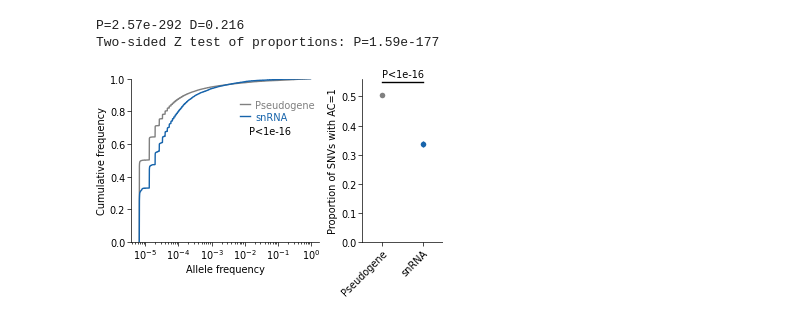
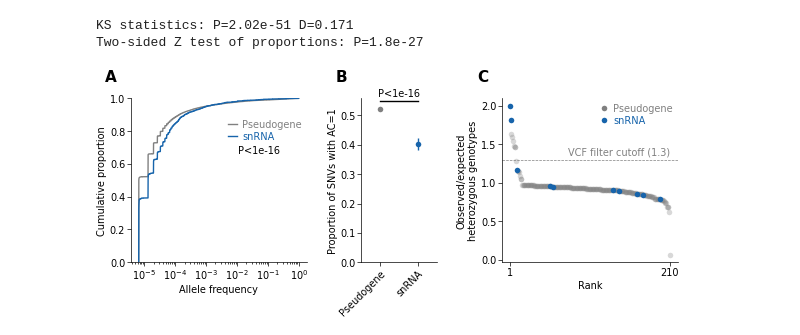
Before and after one commit to alexblakes/crdg_interview, a Jupyter notebook: experiments/allele_frequencies/plot_allele_frequencies.ipynb, the cells around one changed output. Saved outputs shown, nothing was run; the diff lists cells and outputs as text; code cells hidden in the pictures.

Commit message:
Bring xs hets in allele frequency plots

```diff
--- a/experiments/allele_frequencies/plot_allele_frequencies.ipynb
+++ b/experiments/allele_frequencies/plot_allele_frequencies.ipynb
@@ -1,5 +1,6 @@
 # %%
 import matplotlib.pyplot as plt
+from matplotlib import lines as mlines
 import numpy as np
 import pandas as pd
 from scipy import stats
@@ -12,6 +13,7 @@ from src import _constants as C
 
 FILE_SNVS = "data/final/gnomad_snrna_variants_hwe_stats_snvs.tsv"
 FILE_PS = "data/stats/snv_proportion_singletons_by_gene_type.tsv"
+FILE_EXCESS_HETS="data/final/oe_outliers_bonferroni_significant.tsv"
 PNG = "data/plots/snrna_allele_frequency.png"
 SVG = "data/plots/snrna_allele_frequency.svg"
 # %%
@@ -32,8 +34,15 @@ df_ps = pd.read_csv(FILE_PS, sep="\t").check.head()
+# %%
+df_xs_het = pd.read_csv(FILE_EXCESS_HETS, sep="\t")
 # %%
 plt.style.use("src/default.mpltstyle")
 
 fig, axs = plt.subplots(
-    1, 2, figsize=(9 / 2.54, 6 / 2.54), width_ratios=[7, 3], layout="constrained"
+    1,
+    3,
+    figsize=(15 / 2.54, 6.5 / 2.54),
+    width_ratios=[7, 3, 7],
+    layout="constrained",
+    gridspec_kw=dict(wspace=0.1),
 )
 
 # Plot cumulative frequency distribution
@@ -77,31 +86,72 @@ for (group, row), color in zip(df_ps.iterrows(), colors):
         color=color,
         marker="o",
     )
 
 # Add statistics
 _, z_pval = proportion.proportions_ztest(df_ps["n_singletons"], df_ps["n_variants"])
 
 print(f"Two-sided Z test of proportions: P={z_pval:.3n}")
 
 z_pval_clipped = max(z_pval, 1e-16)
-vis.annotate_stats_horizontal_line(f"P<{z_pval_clipped}", 0, 1, y=0.55)
+vis.annotate_stats_horizontal_line(f"P<{z_pval_clipped}", 0, 1, y=0.55, ax=axs[1])
 
 # Tidy axes
 axs[1].set_ylabel("Proportion of SNVs with AC=1")
 axs[1].set_xlim(-0.5, 1.5)
 axs[1].set_xticks(
     axs[1].get_xticks(),
     labels=axs[1].get_xticklabels(),
     rotation=45,
     ha="right",
     rotation_mode="anchor",
 )
 axs[1].autoscale(axis="y")
 axs[1].set_ylim(bottom=0)
 
+# Plot excess hets
+df_het_g = df_xs_het.groupby("gene_type")
+colors = [C.COLOR_PSEUDO, C.COLOR_SNRNA]
+alphas = [0.3, 1]
+for (gene_type, data), color, alpha in zip(df_het_g, colors, alphas):
+    x = data["rank"]
+    y = data["oe"]
+    axs[2].scatter(x, y, label=gene_type, color=color, alpha=alpha, lw=0)
+
+# Inbreeding coefficient filter cutoff
+axs[2].axhline(1.3, color="grey", lw=0.5, ls="--", alpha=1, zorder=-1)
+axs[2].annotate(
+    "VCF filter cutoff (1.3)",
+    xy=(210, 1.3),
+    xycoords="data",
+    xytext=(0, 2),
+    textcoords="offset points",
+    color="grey",
+    ha="right",
+    va="bottom",
+)
+
+axs[2].set_xticks([f(df_xs_het["rank"]) for f in [min, max]])
+axs[2].set_ylabel("Observed/expected\nheterozygous genotypes")
+axs[2].set_xlabel("Rank")
+
+# Add legend
+marker_pseudo = mlines.Line2D(
+    [], [], color=C.COLOR_PSEUDO, marker="o", linestyle="None", label="Pseudogene"
+)
+marker_snrna = mlines.Line2D(
+    [], [], color=C.COLOR_SNRNA, marker="o", linestyle="None", label="snRNA"
+)
+
+axs[2].legend(handles=[marker_pseudo, marker_snrna], loc="upper right")
+
+# Add panel labels
+for ax, label in zip(axs, "ABC"):
+    vis.panel_label(ax, label, fontsize=11)
+
+# Save figure
 plt.savefig(PNG, dpi=600)
 plt.savefig(SVG)
 # %% [output]
-P=2.57e-292 D=0.216
-Two-sided Z test of proportions: P=1.59e-177
+KS statistics: P=2.02e-51 D=0.171
+Two-sided Z test of proportions: P=1.8e-27
-[figure, old version]
+[figure, new version]
```
Also changed, not shown: parts of 2 cells of this notebook, 4 other files.
